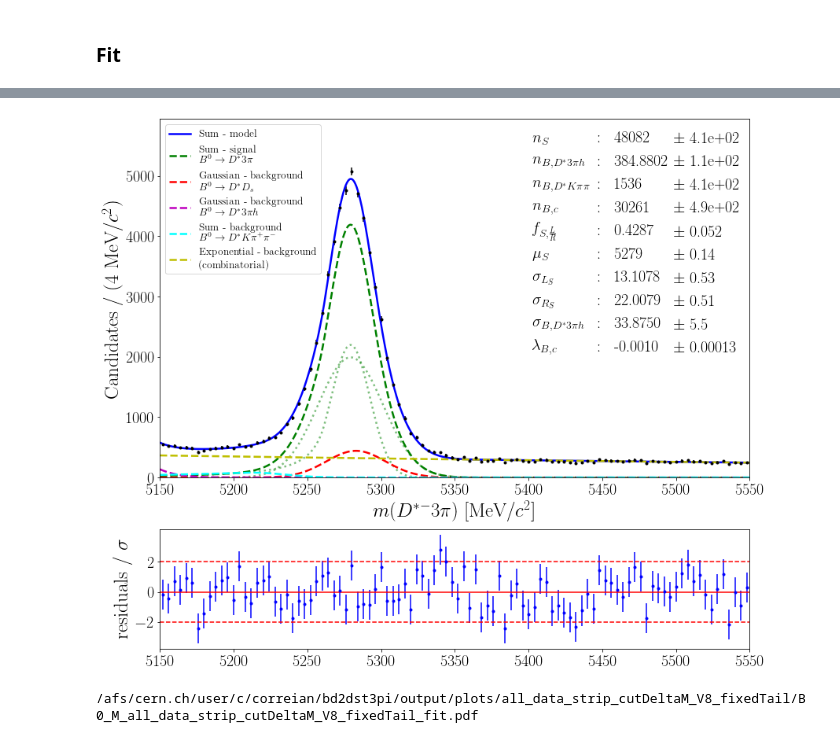
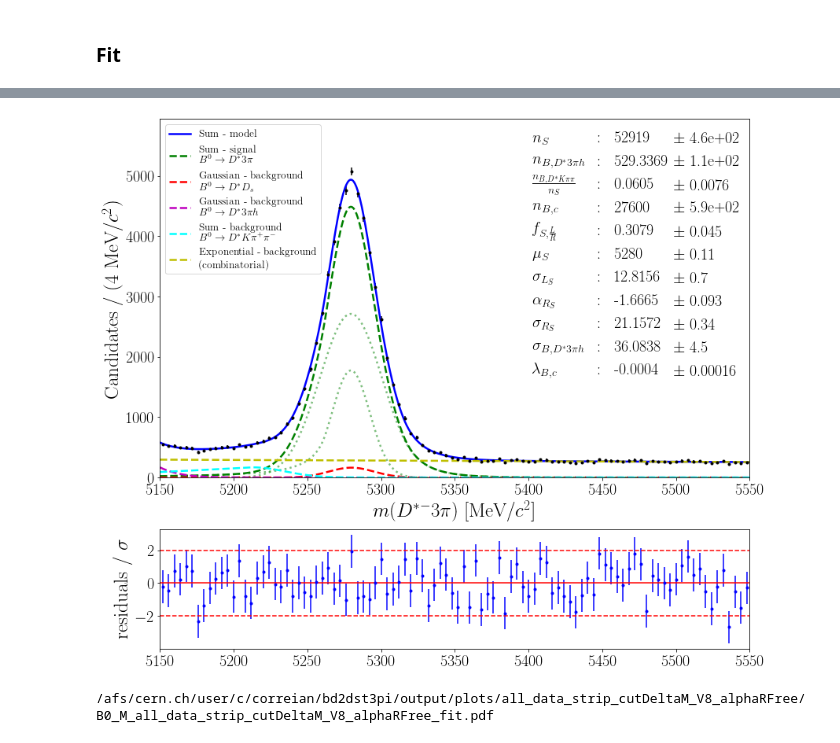
Before and after one commit to donalhill/bd2dst3pi, a Jupyter notebook: notebooks/3.Fit/V8 - with sPlots/fit_all_data_V8_2_fits.ipynb, the cells around one changed output, grey strips where cells are left out. Drawn from its saved outputs; the diff is of its cells as text; code cells hidden in the pictures.

```diff
--- a/notebooks/3.Fit/V8 - with sPlots/fit_all_data_V8_2_fits.ipynb
+++ b/notebooks/3.Fit/V8 - with sPlots/fit_all_data_V8_2_fits.ipynb
@@ -265,11 +265,23 @@ fct.plot_hist_particle({name_data+'_B0_cut':df},'B0_M',
 # %%
 n_events_B0_M = len(df.query(f'B0_M > {low} and B0_M < {high}'))
 
-n_sig_k = 52000
+n_sig_k = 58000
 n_bkg_k = 28000
-n_bkg2_k = 500
+n_bkg2_k = 590
 n_bkgK_k = 3000
 
+# n_sig        58410     +/- 1.1e+03  -1.4e+03   +1.8e+03       False
+# n_bkg2       586.1     +/- 1.9e+02  -2.2e+02   +2.8e+02       False
+# n_bkgK       -2568     +/- 1.1e+03  -1.7e+03   +1.6e+03       False
+# n_bkg        27820     +/- 6.2e+02  -  8e+02   +8.4e+02       False
+# frac        0.4391     +/-   0.033  -  0.035   +  0.059       False
+# alphaL      0.5677     +/-    0.14  -   0.17   +   0.22       False
+# mu            5280     +/-    0.17  -   0.18   +   0.19       False
+# sigmaL        19.4     +/-     1.2  -    1.5   +    2.1       False
+# alphaR      -1.269     +/-   0.082  -   0.13   +   0.11       False
+# sigmaR       16.25     +/-    0.33  -   0.43   +    0.6       False
+# sigma2       39.07     +/-     6.3  -    7.2   +    8.3       False
+# lambda  -0.0004243     +/- 0.00017  -0.00017   +0.00021       False
 
 initial_values = {
     # Signal
@@ -277,10 +289,10 @@ initial_values = {
     'sigmaL'   :{ 'value': 17.9                          , 'low': 17.-15.        , 'high': 17.+15.              , 'floating': True},
     'sigmaR'   :{ 'value': 17.9                          , 'low': 17.-15.        , 'high': 17+15.               , 'floating': True},
     'alphaL'   :{ 'value': MC_param_results['alphaL_MC'] , 'low': 0.1            , 'high': 10.                  , 'floating': False},
-    'alphaR'   :{ 'value': -MC_param_results['alphaR_MC'], 'low': -10.            , 'high': -0.1                , 'floating': False},
+    'alphaR'   :{ 'value': -MC_param_results['alphaR_MC'], 'low': -10.            , 'high': -0.1                , 'floating': True},
     'nL'       :{ 'value': MC_param_results['nL_MC']     , 'low': 0.1            , 'high': 200.                 , 'floating': False},
     'nR'       :{ 'value': MC_param_results['nR_MC']     , 'low': 1.             , 'high': 200.                 , 'floating': False},
-    'frac'     :{ 'value': 0.5                           , 'low': 0.1              , 'high': 1.                  , 'floating': True},
+    'frac'     :{ 'value': 0.5                           , 'low': 0.1              , 'high': 1.                 , 'floating': True},
     'n_sig'    :{ 'value': n_sig_k                       , 'low': n_sig_k*0.5    , 'high': n_events_B0_M        , 'floating': True},
     # Combinatorial background
     'lambda'   :{ 'value': -0.0008                       , 'low': -0.01          , 'high': -0.00001             , 'floating': True},
@@ -290,13 +302,17 @@ initial_values = {
     'sigma2'   :{ 'value': 80.                           , 'low': 10.            , 'high': 5150.-mu2_p          , 'floating': True},
     'n_bkg2'   :{ 'value': n_bkg2_k                      , 'low': 0              , 'high': n_events_B0_M        , 'floating': True},
     # Background decay D*Kpipi
-    'n_bkgK'   :{ 'value': n_bkgK_k                      , 'low': 0              , 'high': n_events_B0_M        , 'floating': True},
+#     'n_bkgK'   :{ 'value': n_bkgK_k                      , 'low': 0              , 'high': n_events_B0_M        , 'floating': True},
+    'r_bkgK'   :{ 'value': n_bkgK_k/n_sig_k              , 'low': 0.0001          , 'high': 0.5                   , 'floating': True},
 }
 
 
 
 for var in 'muL', 'muR', 'sigmaL', 'sigmaR', 'nL', 'nR', 'alphaL', 'alphaR', 'nL', 'nR', 'fraction':
     initial_values[f'{var}_K'] = {'value': data_KPiPi_params[var], 'low': None, 'high': None, 'floating': False}
+
+for var in 'mu', 'sigma', 'n_sig' :
+    initial_values[f'{var}_B0Ds'] = {'value': data_B0Ds_params[f'{var}_B0Ds'], 'low': None, 'high': None, 'floating': False}
 # %% [markdown]
 ### Observables and variables
 # %%
@@ -309,7 +325,9 @@ for var in initial_values.keys():
                                   initial_values[var]['low'],
                                   initial_values[var]['high'],
                                   floating = initial_values[var]['floating'])
-    #print(zparams[var])
+
+mult = lambda r, n: r*n
+zparams["n_bkgK"] = zfit.ComposedParameter("n_bkgK", mult, params=[zparams['r_bkgK'],zparams['n_sig']])
 # %%
 name_params = {
     # Signal
@@ -331,6 +349,7 @@ name_params = {
     'n_bkg2'  : '$n_{B,D^*3\pi h}$',
     # Background decay D*Kpipi
     'n_bkgK'  : '$n_{B,D^*K\pi\pi}$',
+    'r_bkgK'  : '$\\frac{n_{B,D^*K\pi\pi}}{n_S}$',
 }
 # %% [markdown]
 ### PDFs
@@ -363,7 +382,7 @@ model_S, crystalBallL_S, crystalBallR_S = sum_crystalball(zparams['mu'], zparams
                                                          )
 
 
-gaussian_B0Ds = zfit.pdf.Gauss(zparams_B0Ds['mu_B0Ds'],zparams_B0Ds['sigma_B0Ds'],obs=obs)
+gaussian_B0Ds = zfit.pdf.Gauss(zparams['mu_B0Ds'],zparams['sigma_B0Ds'],obs=obs)
 
 model_K, crystalBallL_K, crystalBallR_K = sum_crystalball(zparams['muL_K'], zparams['muR_K'],
                                                           zparams['sigmaL_K'], zparams['sigmaR_K'],
@@ -378,7 +397,7 @@ gaussian = zfit.pdf.Gauss(zparams['mu2'],zparams['sigma2'],obs=obs)
 model_S_ext = model_S.create_extended(zparams['n_sig'])
 exp_ext = exponential.create_extended(zparams['n_bkg'])
 gaussian_ext = gaussian.create_extended(zparams['n_bkg2'])
-gaussian_B0Ds_ext = gaussian_B0Ds.create_extended(zparams_B0Ds['n_sig_B0Ds'])
+gaussian_B0Ds_ext = gaussian_B0Ds.create_extended(zparams['n_sig_B0Ds'])
 model_K_ext = model_K.create_extended(zparams['n_bkgK'])
 
 model = zfit.pdf.SumPDF([model_S_ext, gaussian_B0Ds_ext, gaussian_ext, model_K_ext, exp_ext]) # gauss is folded by frac
@@ -474,15 +558,16 @@ Result of the 2nd fit
 # %%
+name_data_plot = name_data
 plot_hist_fit_particle(df,'B0_M', models = [model,[model_S_ext, crystalBallL_S, crystalBallR_S], gaussian_B0Ds_ext, gaussian_ext, model_K_ext,exp_ext],
                        name_models = ["", '\n $B^0\\to D^* 3\pi$','\n $B^0\\to D^*D_s$','\n $B^0\\to D^*3\pi h$',
                                       '\n $B^0\\to D^* K \pi^+\pi^-$','\n (combinatorial)'],
                        obs=obs, n_bins = 100,mode_hist = False,
-                       name_data = name_data, name_folder=name_data,
+                       name_data = name_data_plot, name_folder=name_data,
                        colors=['b','g','r','m','cyan','y'],
                        params=params,name_params=name_params,
                        fontsize_leg=13.5,
                        colWidths=[0.06,0.01,0.05,0.06]
                       )
 # %% [output]
-[figure, old version]
+[figure, new version]
-/afs/cern.ch/user/c/correian/bd2dst3pi/output/plots/all_data_strip_cutDeltaM_V8_fixedTail/B0_M_all_data_strip_cutDeltaM_V8_fixedTail_fit.pdf
+/afs/cern.ch/user/c/correian/bd2dst3pi/output/plots/all_data_strip_cutDeltaM_V8_alphaRFree/B0_M_all_data_strip_cutDeltaM_V8_alphaRFree_fit.pdf
 # %%
```
Also changed, not shown: parts of 5 cells of this notebook, 2 other files.
